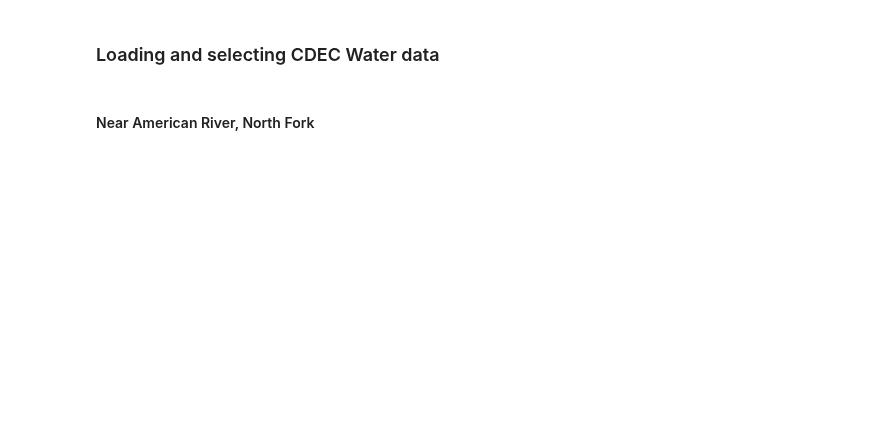
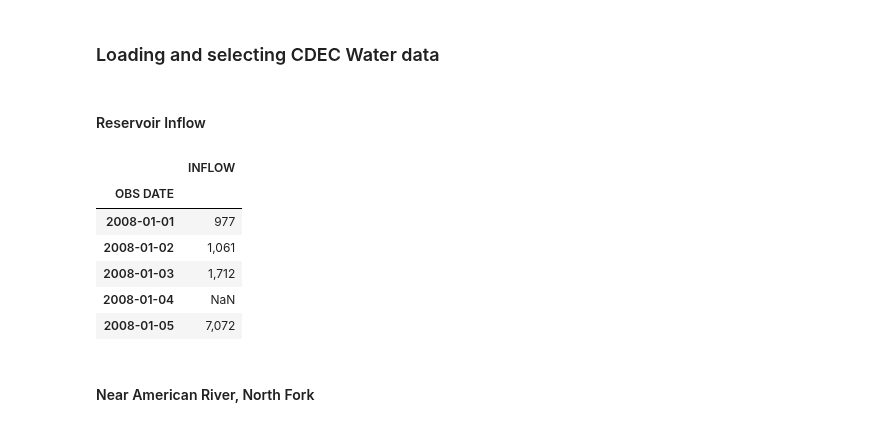
Before and after one commit to lauren-alexandra/basin-inflow-dnn, a Jupyter notebook: weather-informed-reservoir-operation.ipynb, the cells around one changed output. Cells and saved outputs as stored; diff of their text form; code cells hidden in the pictures; blank space fills up the shorter version.

```diff
--- a/weather-informed-reservoir-operation.ipynb
+++ b/weather-informed-reservoir-operation.ipynb
@@ -306,2 +51,24 @@ def prepare_station_df(station_data, hourly=False):
+# %% [markdown]
+#### Reservoir Inflow
+# %%
+### Folsom Lake (FOL) ###
+# Elevation: 466 ft
+
+# Inflow (daily)
+FOL_INFLOW_DATA = pd.read_excel(f'{DATA_PATH}/CDEC_Water_Data/FOL/FOL_76.xlsx')
+FOL_INFLOW_DATA_DF = prepare_station_df(FOL_INFLOW_DATA)
+
+# Reset value name for df merge
+FOL_INFLOW_DATA_DF.rename(columns={"VALUE": "INFLOW"}, inplace=True)
+# %%
+FOL_INFLOW_DATA_DF.head()
+# %% [output]
+|  | INFLOW |
+| OBS DATE |  |
+| 2008-01-01 | 977 |
+| 2008-01-02 | 1,061 |
+| 2008-01-03 | 1,712 |
+| 2008-01-04 | NaN |
+| 2008-01-05 | 7,072 |
 # %% [markdown]
 #### Near American River, North Fork
```
Also changed, not shown: parts of 37 cells of this notebook.
